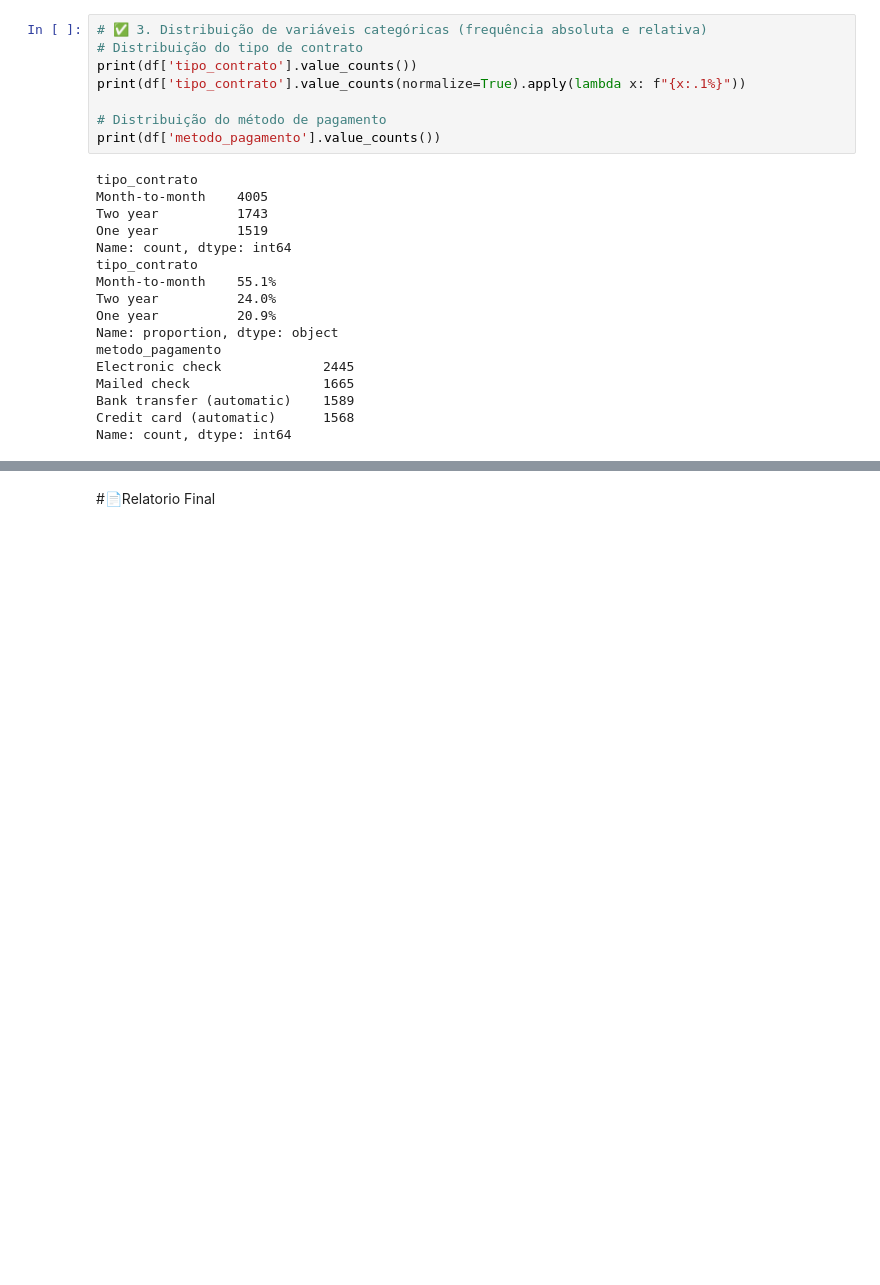
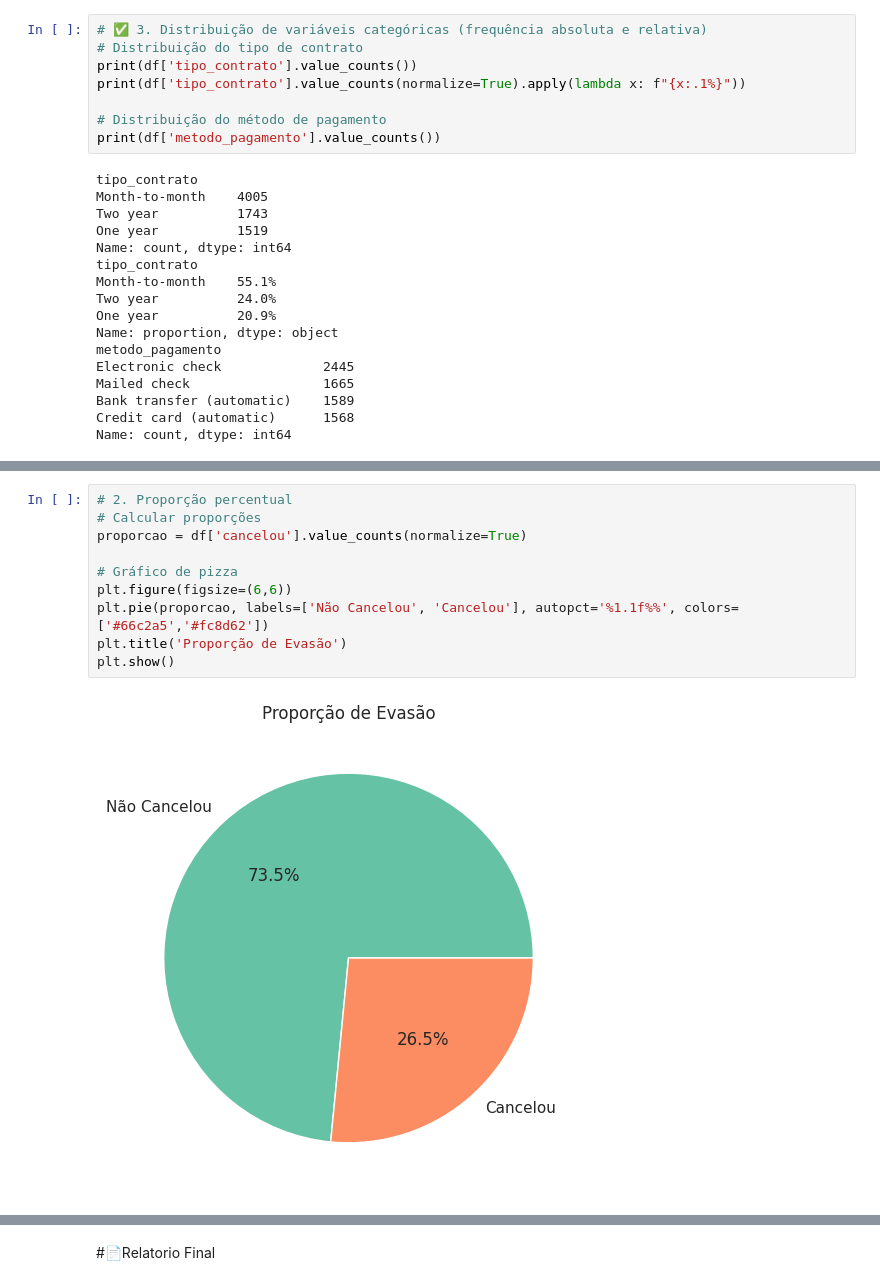
Before and after one commit to rafaelssampaio79/Challenge-Telecom-X---Analise-de-evasao-de-clientes, a Jupyter notebook: TelecomX_BR.ipynb, the cells around one changed output, grey strips where cells are left out. Drawn from its saved outputs; the diff is of its cells as text; blank space fills up the shorter version.

```diff
--- a/TelecomX_BR.ipynb
+++ b/TelecomX_BR.ipynb
@@ -451,0 +522,12 @@ df.groupby('cancelou')[['mensalidade', 'faturamento_total', 'tempo_cliente_meses
+# %%
+# 2. Proporção percentual
+# Calcular proporções
+proporcao = df['cancelou'].value_counts(normalize=True)
+
+# Gráfico de pizza
+plt.figure(figsize=(6,6))
+plt.pie(proporcao, labels=['Não Cancelou', 'Cancelou'], autopct='%1.1f%%', colors=['#66c2a5','#fc8d62'])
+plt.title('Proporção de Evasão')
+plt.show()
+# %% [output]
+[figure, added]
```
Also changed, not shown: parts of 30 cells of this notebook.
